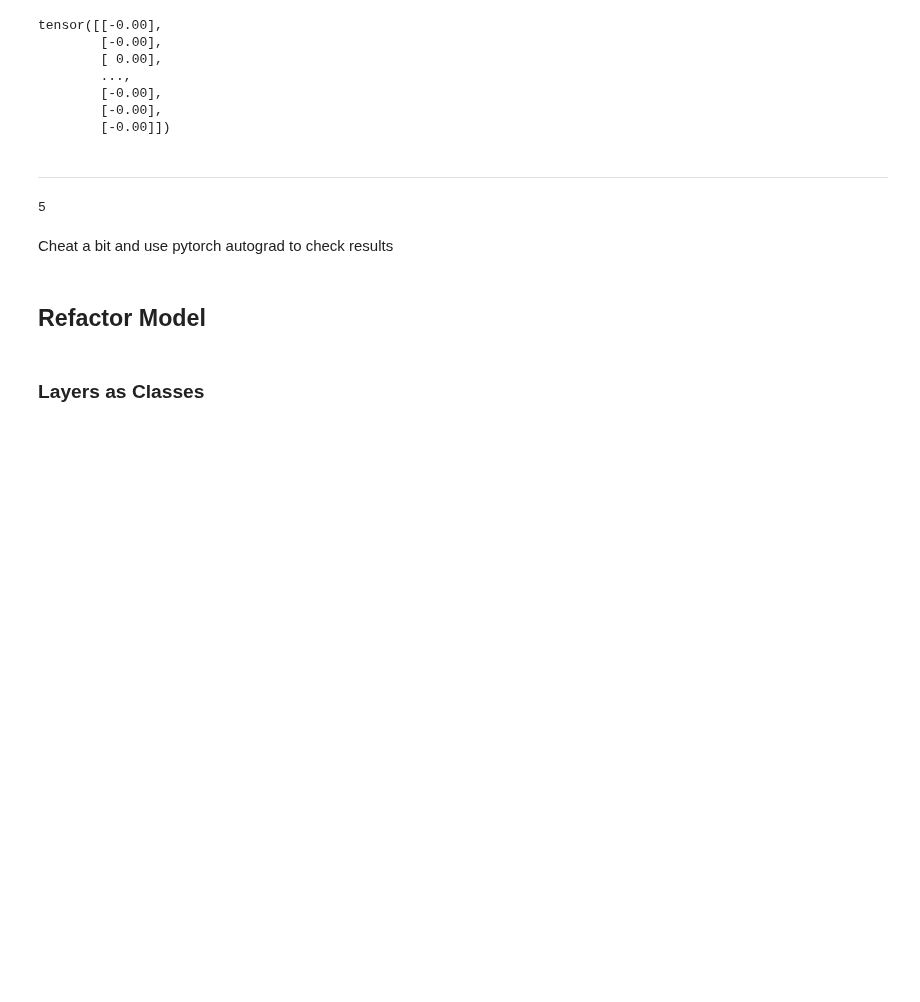
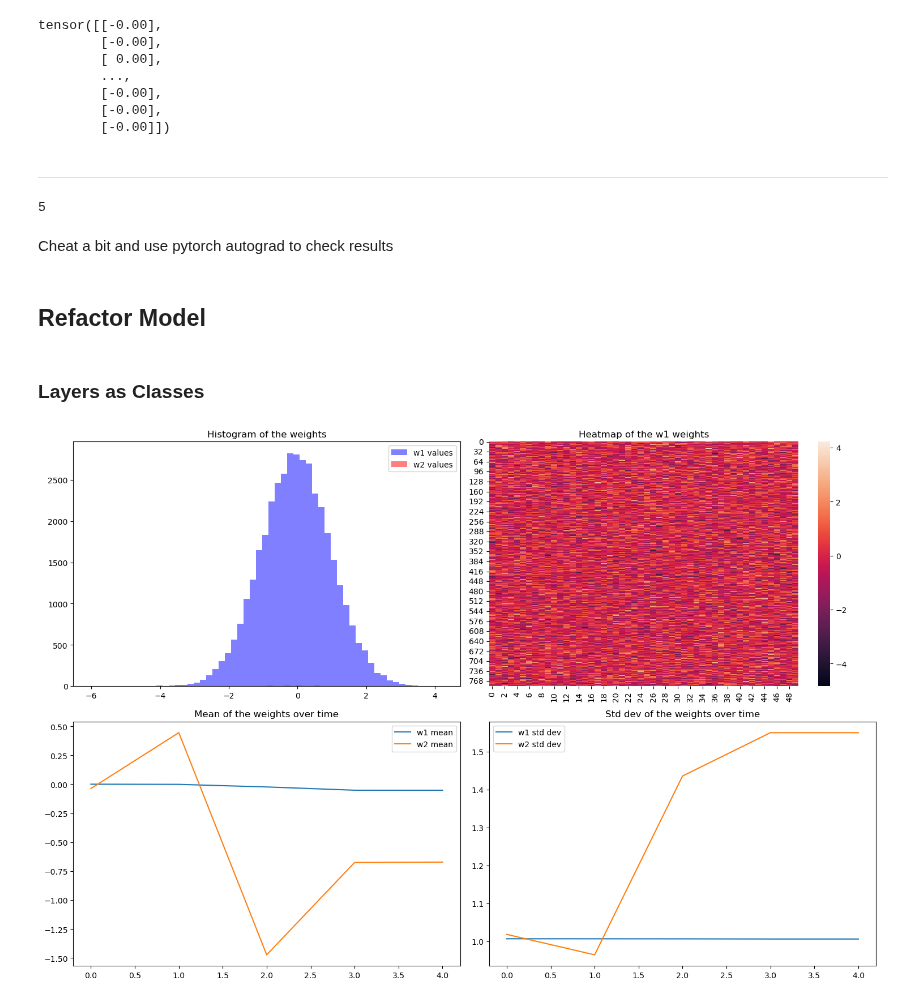
Before and after one commit to peterbull/fai-pt2-nbs, a Jupyter notebook: 03.01_backpropagation_rebuild.ipynb, the cells around one changed output. Drawn from its saved outputs; the diff is of its cells as text; code cells hidden in the pictures; blank space fills up the shorter version.

Commit message:
begin plot test 1

```diff
--- a/03.01_backpropagation_rebuild.ipynb
+++ b/03.01_backpropagation_rebuild.ipynb
@@ -431,6 +431,60 @@ loss = model(x_train, y_train)
 # %%
 #|export
 model.backward()
+# %%
+import seaborn as sns
+
+lr = 1e-3
+w1_vals, w1_grads = [], []
+w2_vals, w2_grads = [], []
+
+for epoch in range(5):
+    forward_and_backward(x_train, y_train)
+    # store weights and gradients for later plotting
+    w1_vals.append(w1.clone().detach())
+    w1_grads.append(w1.g.clone().detach())
+    w2_vals.append(w2.clone().detach())
+    w2_grads.append(w2.g.clone().detach())
+    # update weights and biases using gradients
+    with torch.no_grad():
+        w1 -= w1.g * lr
+        b1 -= b1.g * lr
+        w2 -= w2.g * lr
+        b2 -= b2.g * lr
+        w1.g.zero_()
+        b1.g.zero_()
+        w2.g.zero_()
+        b2.g.zero_()
+
+# Plotting
+fig, axs = plt.subplots(2, 2, figsize=(15,10))
+
+# Histograms of the weights
+axs[0, 0].hist(w1_vals[-1].numpy().flatten(), bins=50, color='blue', alpha=0.5, label='w1 values')
+axs[0, 0].hist(w2_vals[-1].numpy().flatten(), bins=50, color='red', alpha=0.5, label='w2 values')
+axs[0, 0].legend()
+axs[0, 0].set_title('Histogram of the weights')
+
+# Heatmaps of the weights
+sns.heatmap(w1_vals[-1], ax=axs[0, 1])
+axs[0, 1].set_title('Heatmap of the w1 weights')
+
+# Plot mean of the weights over time
+axs[1, 0].plot([w.mean().item() for w in w1_vals], label='w1 mean')
+axs[1, 0].plot([w.mean().item() for w in w2_vals], label='w2 mean')
+axs[1, 0].legend()
+axs[1, 0].set_title('Mean of the weights over time')
+
+# Plot std dev of the weights over time
+axs[1, 1].plot([w.std().item() for w in w1_vals], label='w1 std dev')
+axs[1, 1].plot([w.std().item() for w in w2_vals], label='w2 std dev')
+axs[1, 1].legend()
+axs[1, 1].set_title('Std dev of the weights over time')
+
+plt.tight_layout()
+plt.show()
+# %% [output]
+[figure, added]
 # %%
 import nbdev
 # %%
```
Also changed, not shown: 1 other file.
